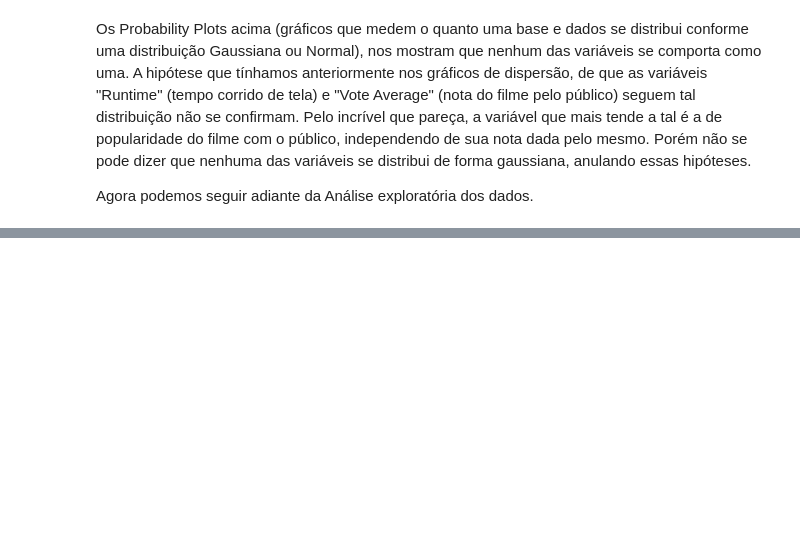
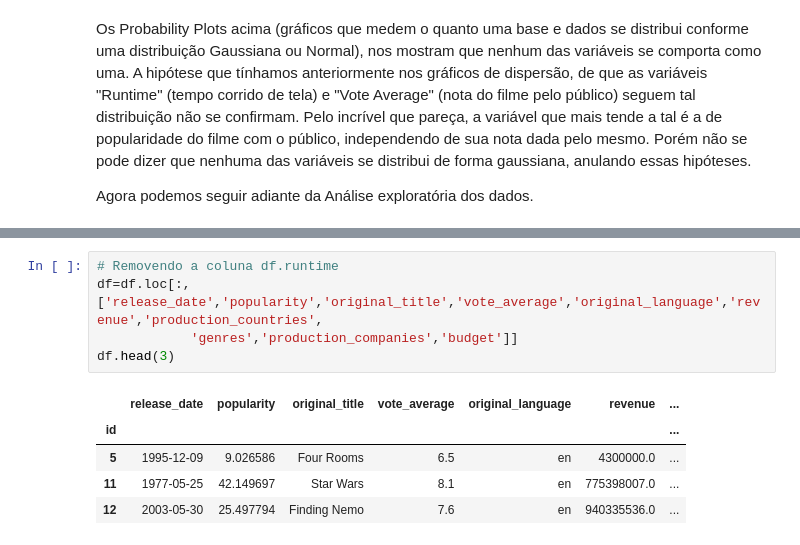
Before and after one commit to lucaslealvale/CD2018_Projeto3, a Jupyter notebook: Projeto 3.ipynb, the cells around one changed output, grey strips where cells are left out. Drawn from its saved outputs; the diff is of its cells as text; blank space fills up the shorter version.

```diff
--- a/Projeto 3.ipynb
+++ b/Projeto 3.ipynb
@@ -152,0 +194,11 @@ ___
+# %%
+# Removendo a coluna df.runtime
+df=df.loc[:,['release_date','popularity','original_title','vote_average','original_language','revenue','production_countries',
+            'genres','production_companies','budget']]
+df.head(3)
+# %% [output]
+|  | release_date | popularity | original_title | vote_average | original_language | revenue | ... |
+| id |  |  |  |  |  |  | ... |
+| 5 | 1995-12-09 | 9.026586 | Four Rooms | 6.5 | en | 4300000.0 | ... |
+| 11 | 1977-05-25 | 42.149697 | Star Wars | 8.1 | en | 775398007.0 | ... |
+| 12 | 2003-05-30 | 25.497794 | Finding Nemo | 7.6 | en | 940335536.0 | ... |
```
Also changed, not shown: parts of 8 cells of this notebook.
